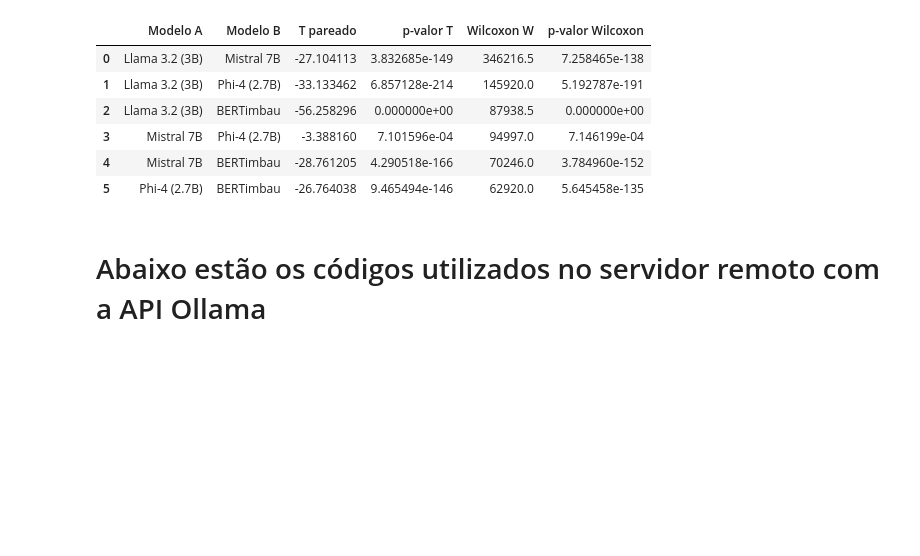
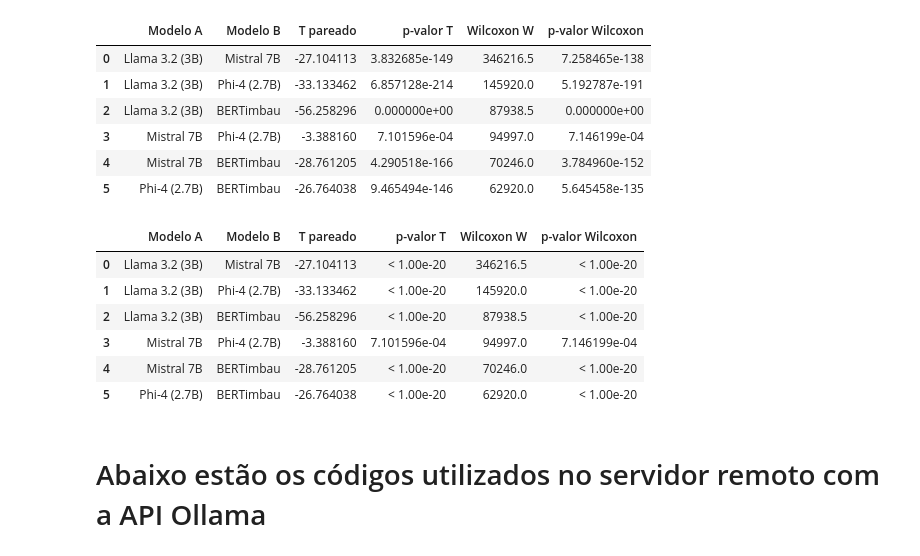
Before and after one commit to Kalidsa/TCC-2025-Kalidsa, a Jupyter notebook: tcc.ipynb, the cells around one changed output. Saved outputs shown, nothing was run; the diff lists cells and outputs as text; code cells hidden in the pictures; blank space fills up the shorter version.

```diff
--- a/tcc.ipynb
+++ b/tcc.ipynb
@@ -2657,6 +2614,32 @@ display(df_comparacoes)
 | 3 | Mistral 7B | Phi-4 (2.7B) | -3.388160 | 7.101596e-04 | 94997.0 | 7.146199e-04 |
 | 4 | Mistral 7B | BERTimbau | -28.761205 | 4.290518e-166 | 70246.0 | 3.784960e-152 |
 | 5 | Phi-4 (2.7B) | BERTimbau | -26.764038 | 9.465494e-146 | 62920.0 | 5.645458e-135 |
+# %%
+# --- Tabela final ---
+df_comparacoes = pd.DataFrame(resultados_tests)
+
+LIMIT_P_VALUE = 1e-20
+
+def format_p_value(p_val):
+    if p_val < LIMIT_P_VALUE:
+        return '< 1.00e-20'
+    else:
+        return '{:.6e}'.format(p_val)
+
+df_comparacoes['p-valor T'] = df_comparacoes['p-valor T'].apply(format_p_value)
+df_comparacoes['p-valor Wilcoxon'] = df_comparacoes['p-valor Wilcoxon'].apply(format_p_value)
+
+
+df_comparacoes.to_csv('/content/drive/MyDrive/TCC/comparacoes_modelos_stat_tests.csv', index=False)
+display(df_comparacoes)
+# %% [output]
+|  | Modelo A | Modelo B | T pareado | p-valor T | Wilcoxon W | p-valor Wilcoxon |
+| 0 | Llama 3.2 (3B) | Mistral 7B | -27.104113 | < 1.00e-20 | 346216.5 | < 1.00e-20 |
+| 1 | Llama 3.2 (3B) | Phi-4 (2.7B) | -33.133462 | < 1.00e-20 | 145920.0 | < 1.00e-20 |
+| 2 | Llama 3.2 (3B) | BERTimbau | -56.258296 | < 1.00e-20 | 87938.5 | < 1.00e-20 |
+| 3 | Mistral 7B | Phi-4 (2.7B) | -3.388160 | 7.101596e-04 | 94997.0 | 7.146199e-04 |
+| 4 | Mistral 7B | BERTimbau | -28.761205 | < 1.00e-20 | 70246.0 | < 1.00e-20 |
+| 5 | Phi-4 (2.7B) | BERTimbau | -26.764038 | < 1.00e-20 | 62920.0 | < 1.00e-20 |
 # %% [markdown]
 # Abaixo estão os códigos utilizados no servidor remoto com a API Ollama
 # %%
```
Also changed, not shown: parts of 22 cells of this notebook.
